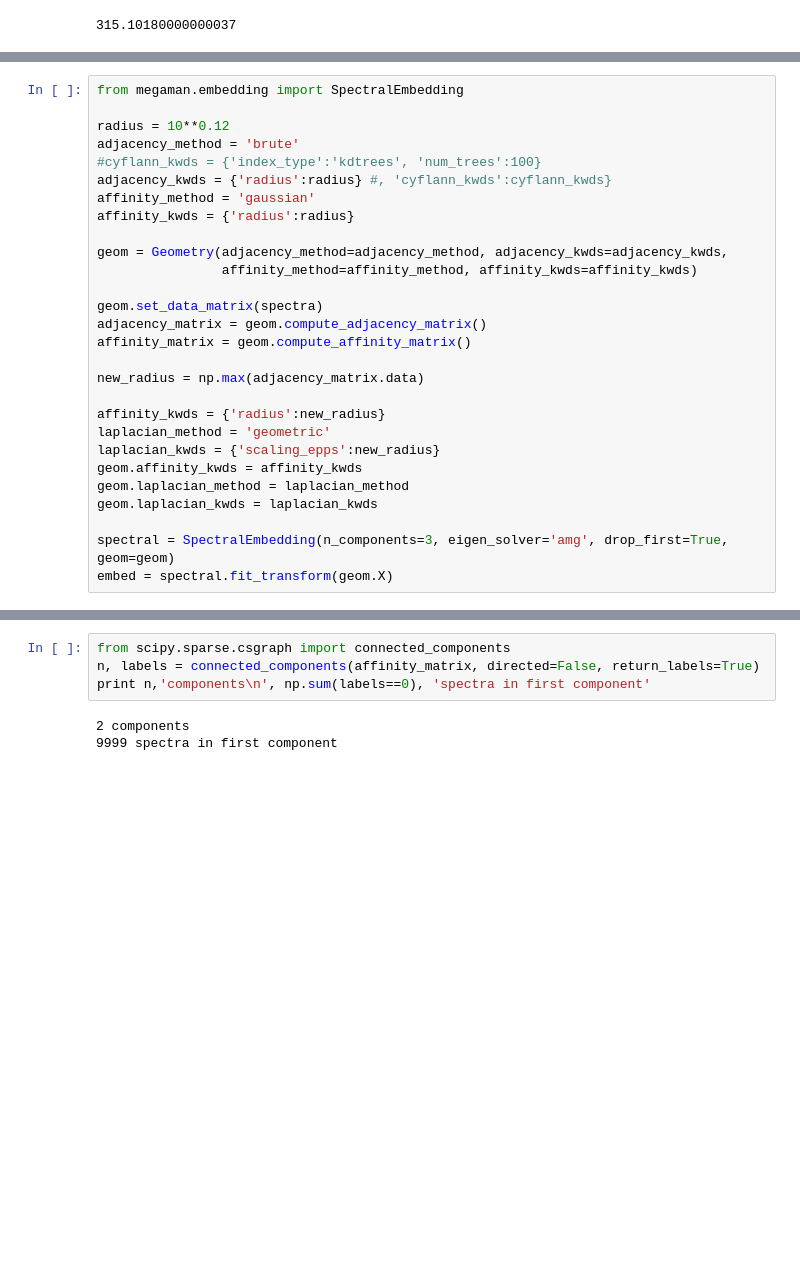
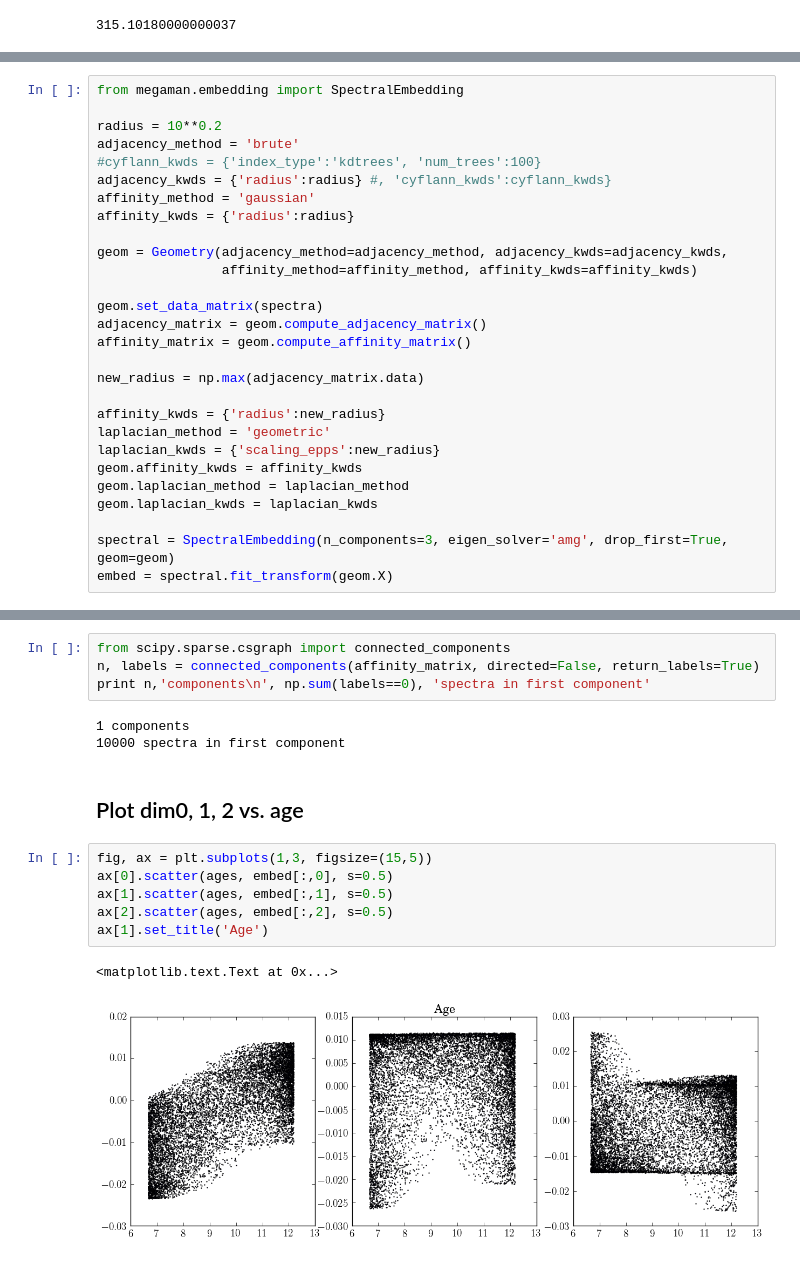
Before and after one commit to ogtelford/gridmodels, a Jupyter notebook: code/NvsR.ipynb, the cells around one changed output, grey strips where cells are left out. Drawn from its saved outputs; the diff is of its cells as text; blank space fills up the shorter version.

```diff
--- a/code/NvsR.ipynb
+++ b/code/NvsR.ipynb
@@ -508,7 +507,7 @@ test = hmm <= 0
 # %%
 from megaman.embedding import SpectralEmbedding
 
-radius = 10**0.12
+radius = 10**0.2
 adjacency_method = 'brute'
 #cyflann_kwds = {'index_type':'kdtrees', 'num_trees':100}
 adjacency_kwds = {'radius':radius} #, 'cyflann_kwds':cyflann_kwds}
@@ -545,5 +544,16 @@ from scipy.sparse.csgraph import connected_components
 n, labels = connected_components(affinity_matrix, directed=False, return_labels=True)
 print n,'components\n', np.sum(labels==0), 'spectra in first component'
 # %% [output]
-2 components
-9999 spectra in first component
+1 components
+10000 spectra in first component
+# %% [markdown]
+## Plot dim0, 1, 2 vs. age
+# %%
+fig, ax = plt.subplots(1,3, figsize=(15,5))
+ax[0].scatter(ages, embed[:,0], s=0.5)
+ax[1].scatter(ages, embed[:,1], s=0.5)
+ax[2].scatter(ages, embed[:,2], s=0.5)
+ax[1].set_title('Age')
+# %% [output]
+<matplotlib.text.Text at 0x...>
+[figure, added]
```
Also changed, not shown: parts of 18 cells of this notebook, 1 other file.
